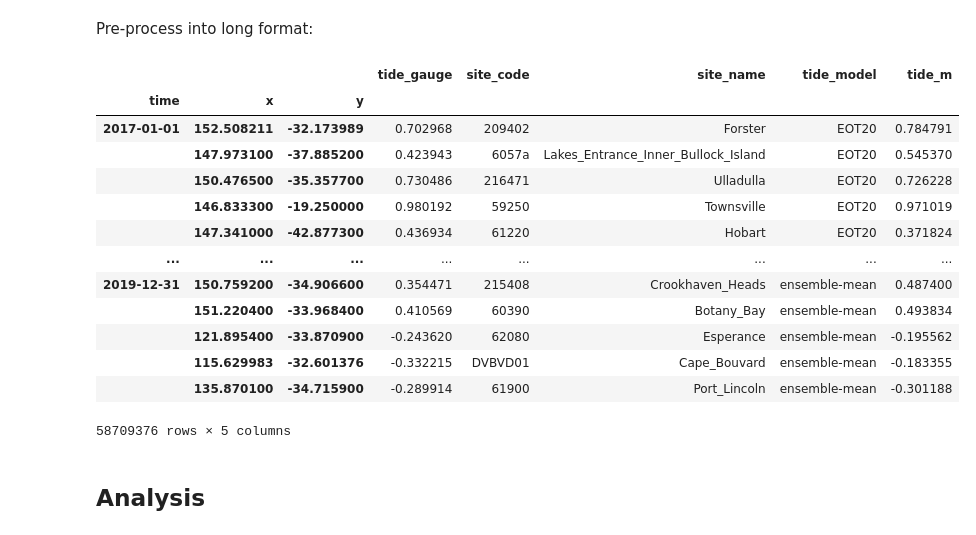
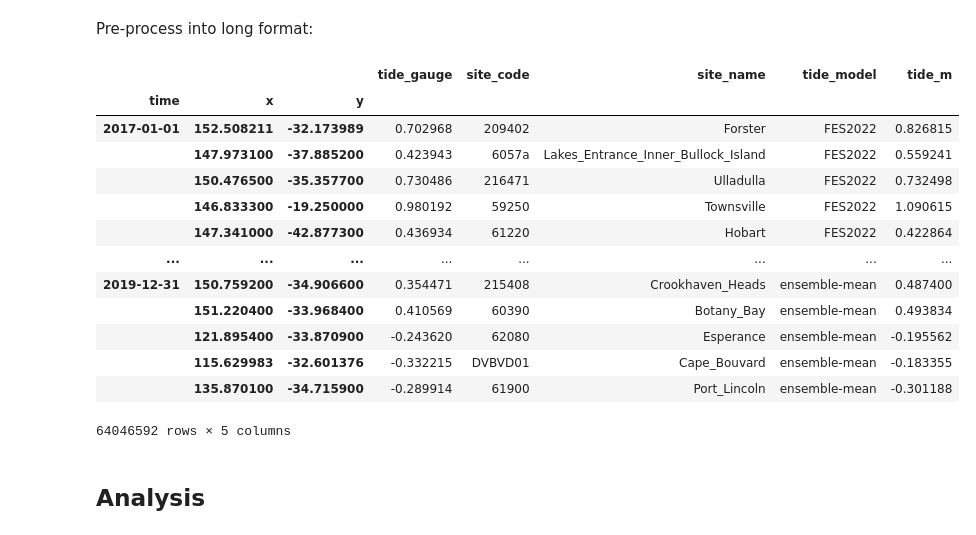
Before and after one commit to GeoscienceAustralia/dea-intertidal, a Jupyter notebook: notebooks/ensemble_tides/Tide_gauge_comparison.ipynb, the cells around one changed output. Cells and saved outputs as stored; diff of their text form; code cells hidden in the pictures.

```diff
--- a/notebooks/ensemble_tides/Tide_gauge_comparison.ipynb
+++ b/notebooks/ensemble_tides/Tide_gauge_comparison.ipynb
@@ -406,15 +444,15 @@ ensemble_funcs = {
     "ensemble-top": lambda x: x["rank"] == 1,
     "ensemble-bottom": lambda x: x["rank"] == 7,
     "ensemble-mean-top3": lambda x: x["rank"] <= 3,
-    "ensemble-mean-top5": lambda x: x["rank"] <= 5,
-    "ensemble-mean-weighted": lambda x: 8 - x["rank"],
     "ensemble-mean": lambda x: x["rank"] <= 7,
+    # "ensemble-mean-top5": lambda x: x["rank"] <= 5,
+    # "ensemble-mean-weighted": lambda x: 8 - x["rank"],
 }
 
 tide_df = model_tides(
-    x=gauge_df.longitude,
-    y=gauge_df.latitude,
-    time=gauge_df.index.get_level_values("time"),
+    x=gauge_df.longitude,  #.iloc[0:5],
+    y=gauge_df.latitude,  #.iloc[0:5],
+    time=gauge_df.index.get_level_values("time"),  #[0:5],
     model=[
         "FES2014",
         "FES2012",
@@ -426,7 +464,7 @@ tide_df = model_tides(
         "ensemble",
     ],
     mode="one-to-one",
-    parallel_splits=100,
+    parallel_splits=50,
     output_format="wide",
     ensemble_func=ensemble_funcs,
     p=2,
@@ -466,0 +503,17 @@ Converting to a wide format dataframe
+# %%
+tide_df_fes2022 = model_tides(
+    x=gauge_df.longitude,  #.iloc[0:5],
+    y=gauge_df.latitude,  #.iloc[0:5],
+    time=gauge_df.index.get_level_values("time"),  #[0:5],
+    model=[
+        "FES2022",
+    ],
+    mode="one-to-one",
+    parallel_splits=10,
+    output_format="wide",
+    ensemble_func=ensemble_funcs,
+    p=2,
+)
+
+tide_df["FES2022"] = tide_df_fes2022.FES2022
+tide_df
@@ -469,47 +539,48 @@ Pre-process into long format:
 # %%
 # Add tide gauge data to dataframe
 tide_df["site_code"] = gauge_df.index.get_level_values("site_code").values
 tide_df["site_name"] = gauge_df.site_name.values
 tide_df["tide_gauge"] = gauge_df.sea_level.values
 
 # Reshape to long format
 tide_df_long = tide_df.melt(
     ignore_index=False,
     id_vars=["tide_gauge", "site_code", "site_name"],
     value_vars=[
+        "FES2022",
+        "FES2014",
+        "FES2012",
+        "TPXO8",
+        "TPXO9",
         "EOT20",
-        "FES2012",
-        "FES2014",
+        "HAMTIDE11",
         "GOT4.10",
-        "HAMTIDE11",
-        "TPXO9",
-        "TPXO8",
         "ensemble-top",
         "ensemble-bottom",
         "ensemble-mean-top3",
+        "ensemble-mean",
         # "ensemble-mean-top5",
         # "ensemble-mean-weighted",
-        "ensemble-mean",
     ],
     value_name="tide_m",
 )
 
 tide_df_long
 # %% [output]
 |  |  |  | tide_gauge | site_code | site_name | tide_model | tide_m |
 | time | x | y |  |  |  |  |  |
-| 2017-01-01 | 152.508211 | -32.173989 | 0.702968 | 209402 | Forster | EOT20 | 0.784791 |
-|  | 147.973100 | -37.885200 | 0.423943 | 6057a | Lakes_Entrance_Inner_Bullock_Island | EOT20 | 0.545370 |
-|  | 150.476500 | -35.357700 | 0.730486 | 216471 | Ulladulla | EOT20 | 0.726228 |
-|  | 146.833300 | -19.250000 | 0.980192 | 59250 | Townsville | EOT20 | 0.971019 |
-|  | 147.341000 | -42.877300 | 0.436934 | 61220 | Hobart | EOT20 | 0.371824 |
+| 2017-01-01 | 152.508211 | -32.173989 | 0.702968 | 209402 | Forster | FES2022 | 0.826815 |
+|  | 147.973100 | -37.885200 | 0.423943 | 6057a | Lakes_Entrance_Inner_Bullock_Island | FES2022 | 0.559241 |
+|  | 150.476500 | -35.357700 | 0.730486 | 216471 | Ulladulla | FES2022 | 0.732498 |
+|  | 146.833300 | -19.250000 | 0.980192 | 59250 | Townsville | FES2022 | 1.090615 |
+|  | 147.341000 | -42.877300 | 0.436934 | 61220 | Hobart | FES2022 | 0.422864 |
 | ... | ... | ... | ... | ... | ... | ... | ... |
 | 2019-12-31 | 150.759200 | -34.906600 | 0.354471 | 215408 | Crookhaven_Heads | ensemble-mean | 0.487400 |
 |  | 151.220400 | -33.968400 | 0.410569 | 60390 | Botany_Bay | ensemble-mean | 0.493834 |
 |  | 121.895400 | -33.870900 | -0.243620 | 62080 | Esperance | ensemble-mean | -0.195562 |
 |  | 115.629983 | -32.601376 | -0.332215 | DVBVD01 | Cape_Bouvard | ensemble-mean | -0.183355 |
 |  | 135.870100 | -34.715900 | -0.289914 | 61900 | Port_Lincoln | ensemble-mean | -0.301188 |
-58709376 rows × 5 columns
+64046592 rows × 5 columns
 # %% [markdown]
 ## Analysis
 # %% [markdown]
```
Also changed, not shown: parts of 15 cells of this notebook, 1 other file.
